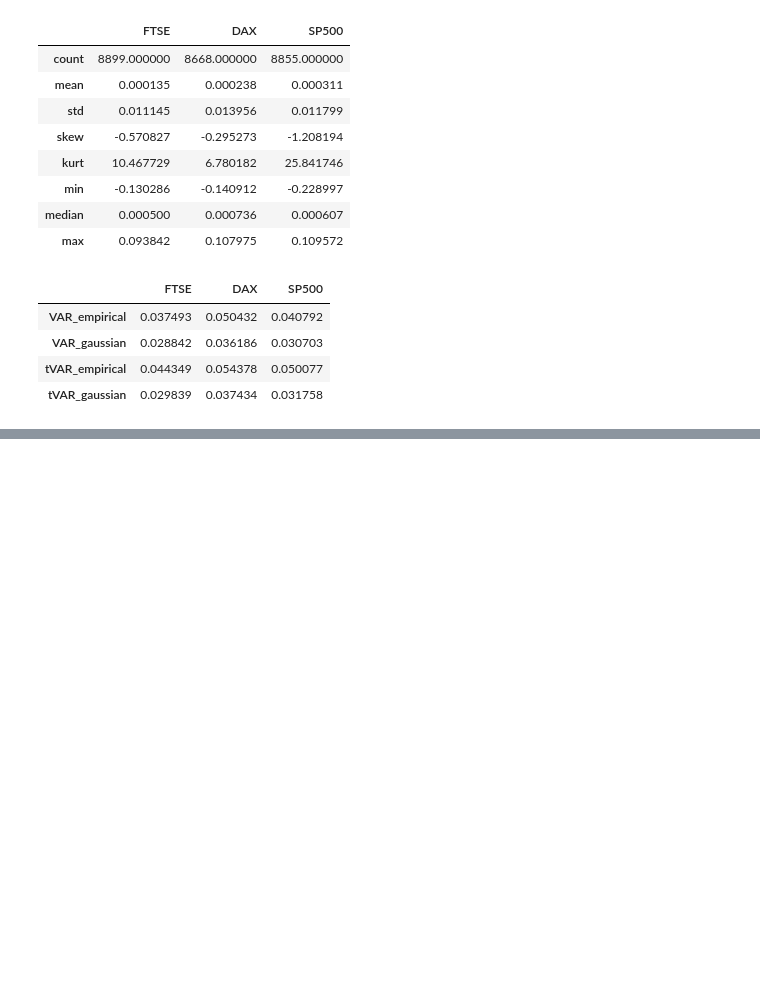
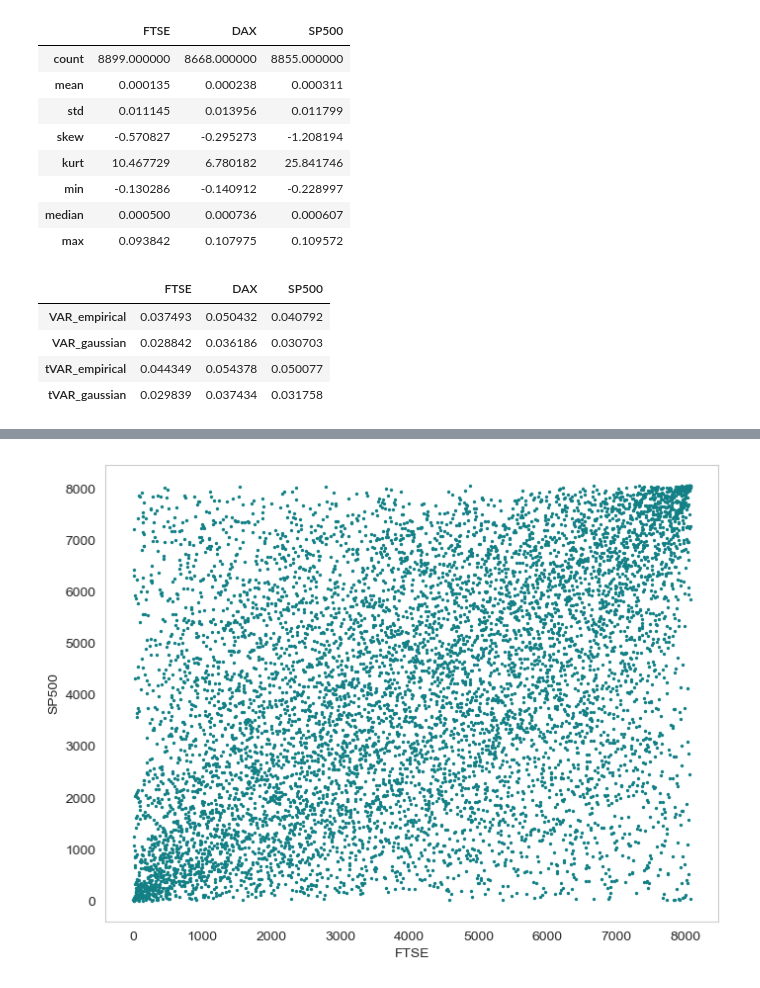
Before and after one commit to oskargirardin/QRM_Project, a Jupyter notebook: final_project.ipynb, the cells around one changed output, grey strips where cells are left out. Drawn from its saved outputs; the diff is of its cells as text; code cells hidden in the pictures; blank space fills up the shorter version.

```diff
--- a/final_project.ipynb
+++ b/final_project.ipynb
@@ -147,0 +228,4 @@ risk_measures
+# %%
+plot_rankscatter(ftse, sp500)
+# %% [output]
+[figure, added]
```
Also changed, not shown: parts of 17 cells of this notebook.
